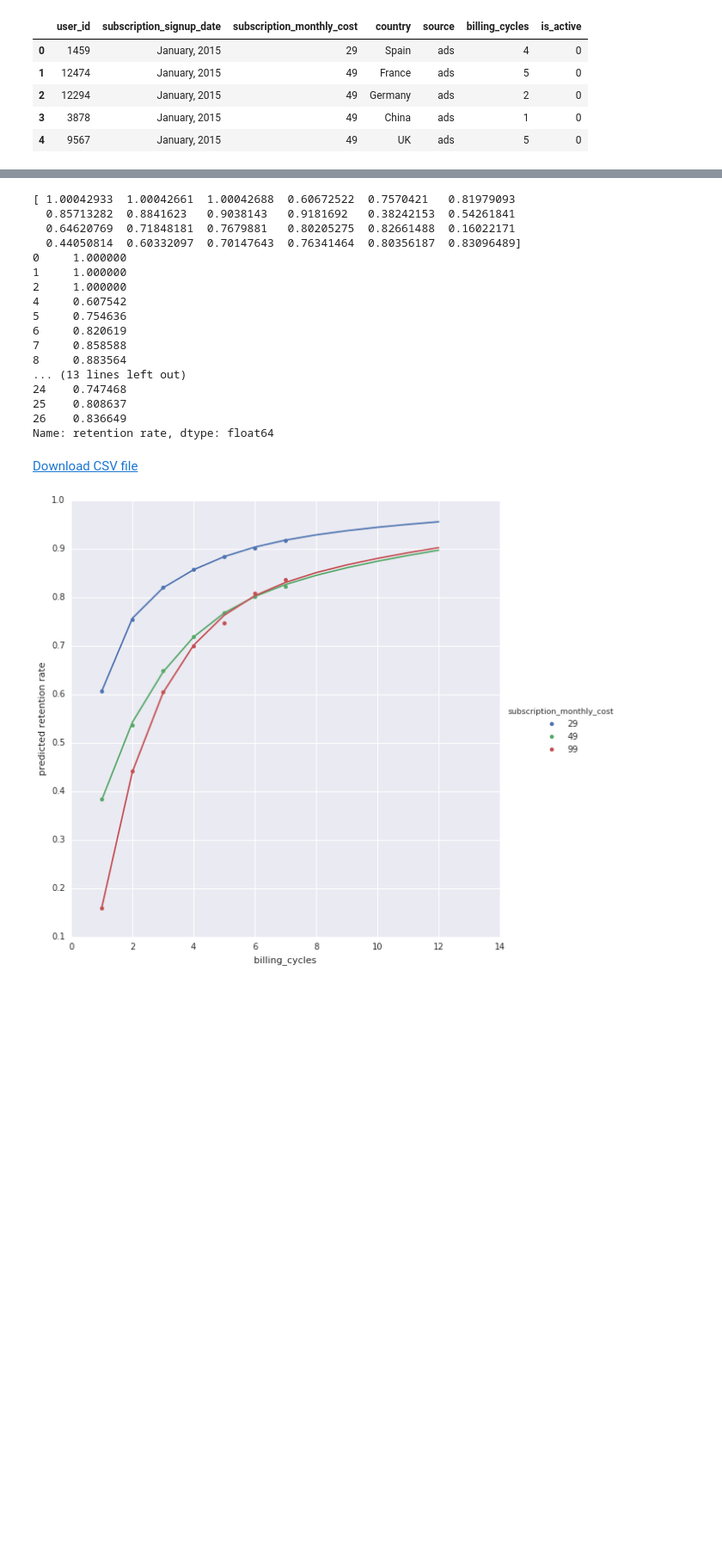
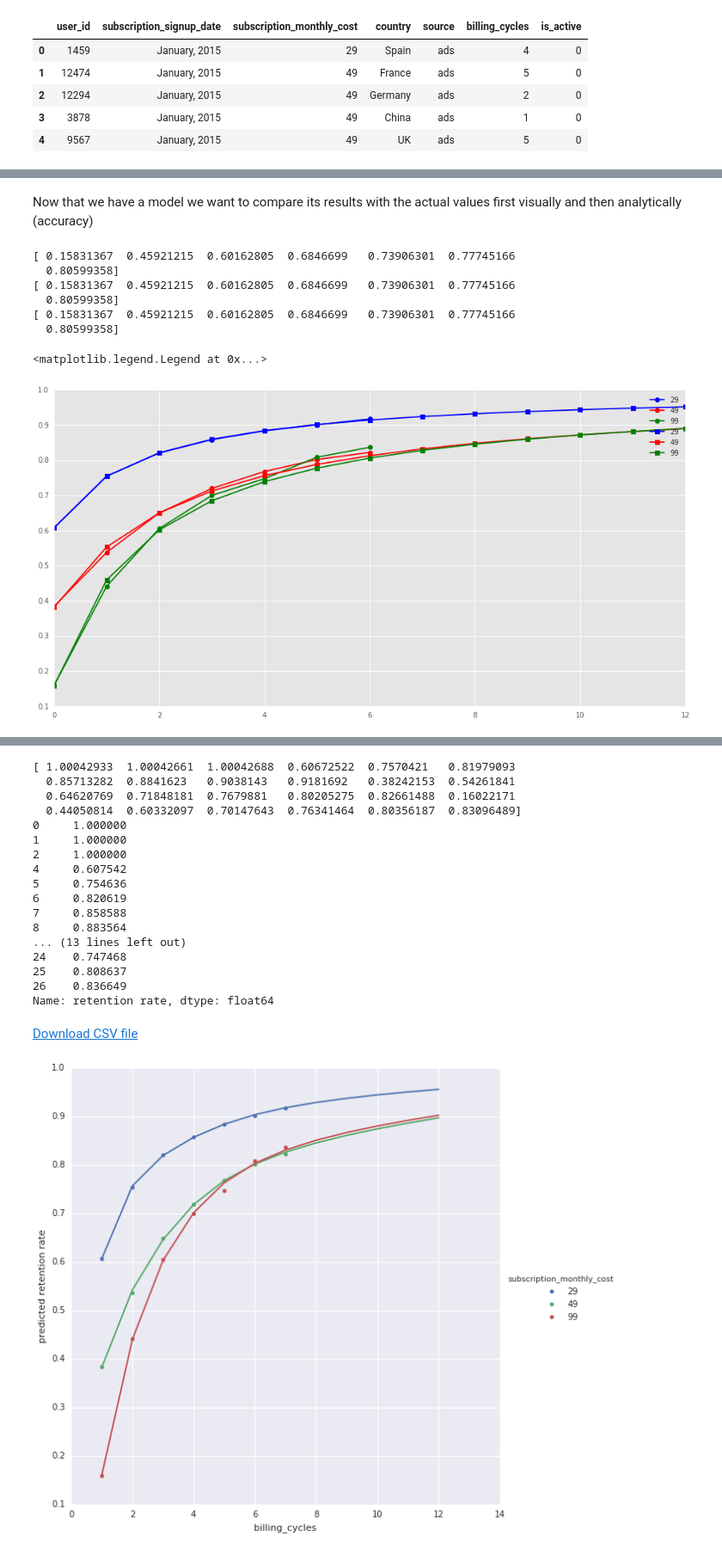
Before and after one commit to CyrilleDS/Survival_analysis, a Jupyter notebook: Subscriptions_1.ipynb, the cells around one changed output, grey strips where cells are left out. Shown at 86% size. Drawn from its saved outputs; the diff is of its cells as text; code cells hidden in the pictures; blank space fills up the shorter version.

```diff
--- a/Subscriptions_1.ipynb
+++ b/Subscriptions_1.ipynb
@@ -507,0 +212,20 @@ py.iplot(fig)
+# %%
+#the feature are the one-hot encoding of the costs
+feature_list = ['subscription_monthly_cost_29','subscription_monthly_cost_49','subscription_monthly_cost_99']
+
+data = df_data_1[['is_active','billing_cycles','subscription_monthly_cost']].join(pd.get_dummies(df_data_1['subscription_monthly_cost']).add_prefix('subscription_monthly_cost_'))
+
+# Make the cost a string and a category
+data['subscription_monthly_cost'] = data['subscription_monthly_cost'].apply(str).astype('category')
+
+#separate training and testing data
+train, test = train_test_split(data, test_size = 0.2)
+
+# define the model with a gamma (~learning rate) low
+sbs = SBGSurvival(age='billing_cycles', alive='is_active',features=feature_list,gamma=1e-3,verbose=True)
+
+# Train model
+sbs.fit(data)
+
+# Summary of results
+print(sbs.summary())
@@ -507,0 +250,50 @@ py.iplot(fig)
+# %% [markdown]
+Now that we have a model we want to compare its results with the actual values first visually and then analytically (accuracy)
+# %%
+pred_train = train.reset_index().join([sbs.predict_churn(train, age=1, n_periods=13)])
+pred_test = test.reset_index().join([sbs.predict_churn(test, age=1, n_periods=13)])
+
+f, axis = plt.subplots(1, 1, figsize=(16, 8))
+
+col_map = {'29': 'b', '49': 'r', '99': 'g'}
+
+df['subscription_monthly_cost'] = df['subscription_monthly_cost'].apply(str).astype('category')
+
+for name in ['29','49','99']:
+    axis.plot(df.loc[lambda df: (df.subscription_monthly_cost==name)]['retention rate'].values[1:8], alpha=1, c=col_map[name], label=name,marker='o')
+    #print(1-df.loc[lambda df: (df.subscription_monthly_cost==name)]['retention rate'].values[1:8])
+
+
+
+# we do not plot the training data
+for name, df1 in pred_train.groupby('subscription_monthly_cost'):
+  #  print((df1.mean().values[7:]/(1-np.roll(np.cumsum(df1.mean().values[7:]),-1)))[1:])
+    inter_churn_gross = df1.mean().values[7:]
+    #print(inter_churn_gross)
+    inter_prop_active = 1-np.roll(np.cumsum(df1.mean().values[7:]),1)
+    inter_prop_active[0] = 1
+    #print(inter_prop_active)
+    int_retention = 1 - inter_churn_gross/inter_prop_active
+    #print(int_churn_prop)
+    #axis.plot(int_retention, alpha=1, c=col_map[name], label=name,marker="_")
+
+for name, df1 in pred_test.groupby('subscription_monthly_cost'):
+    inter_churn_gross = df1.mean().values[7:]
+    inter_prop_active = 1-np.roll(np.cumsum(df1.mean().values[7:]),1)
+    inter_prop_active[0] = 1
+    int_retention = 1 - inter_churn_gross/inter_prop_active
+    print(1-int_churn_prop)
+    axis.plot(int_retention, alpha=1, c=col_map[name], label=name,marker = "s")
+
+
+
+plt.legend()
+# %% [output]
+[ 0.15831367  0.45921215  0.60162805  0.6846699   0.73906301  0.77745166
+  0.80599358]
+[ 0.15831367  0.45921215  0.60162805  0.6846699   0.73906301  0.77745166
+  0.80599358]
+[ 0.15831367  0.45921215  0.60162805  0.6846699   0.73906301  0.77745166
+  0.80599358]
+<matplotlib.legend.Legend at 0x...>
+[figure, added]
```
Also changed, not shown: parts of 51 cells of this notebook.
